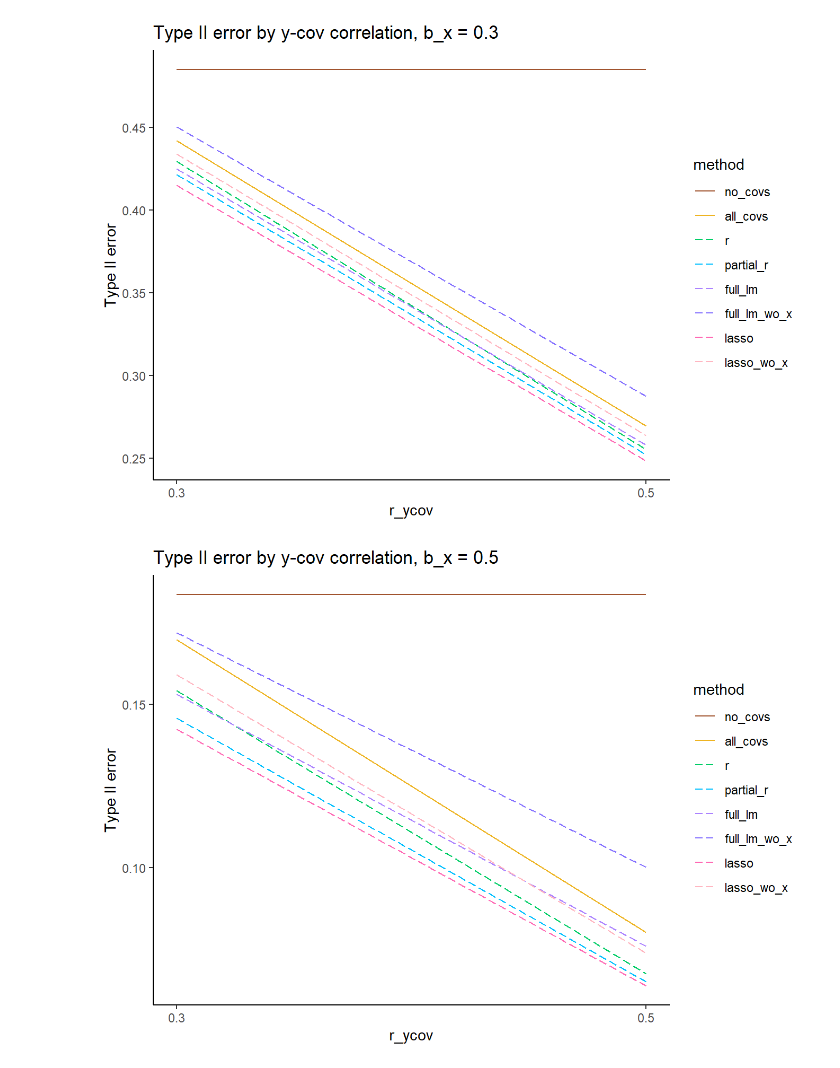
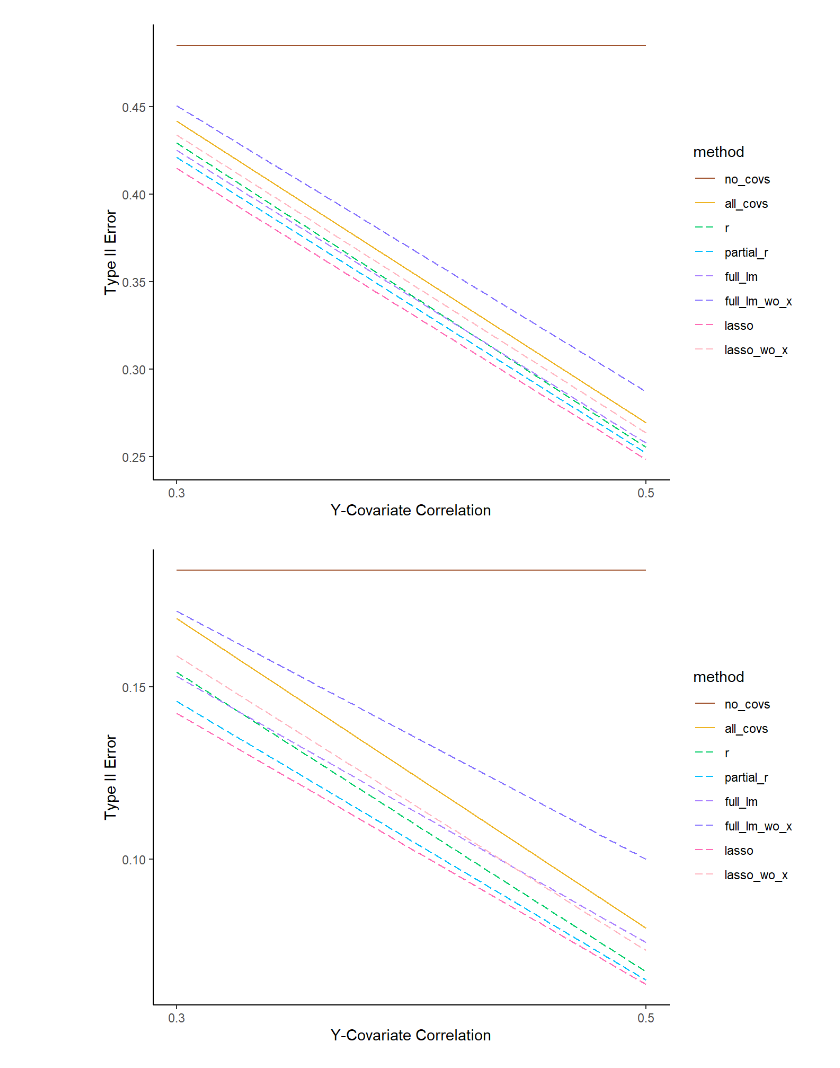
Before and after one commit to jjcurtin/study_cov, a Jupyter notebook: _manuscript/notebooks/mak_figures.out.ipynb, the cells around one changed output. Saved outputs shown, nothing was run; the diff lists cells and outputs as text; code cells hidden in the pictures.

Commit message:
render figures

```diff
--- a/_manuscript/notebooks/mak_figures.out.ipynb
+++ b/_manuscript/notebooks/mak_figures.out.ipynb
@@ -315,28 +313,28 @@ d_03 |>
   ggplot(aes(x = r_ycov, y = prop_not_sig, color = method, linetype = method)) +
   geom_line() +
   scale_x_continuous(breaks = c(0.3, 0.5)) +
-  labs(y = "Type II error",
-       title = "Type II error by y-cov correlation, b_x = 0.3") +
+  labs(y = "Type II Error",
+       x = "Y-Covariate Correlation") +
   scale_linetype_manual(values = method_linetypes) +
   scale_color_manual(values = method_colors)
 # %% [output]
-[figure, old version]
+[figure, new version]
 # %%
 
 d_05 |>
   filter(method != "p_hacked") |>
   group_by(method, r_ycov) |>
   summarise(prop_not_sig = mean(p_value >= 0.05),
             .groups = "drop") |>
   ggplot(aes(x = r_ycov, y = prop_not_sig, color = method, linetype = method)) +
   geom_line() +
   scale_x_continuous(breaks = c(0.3, 0.5)) +
-  labs(y = "Type II error",
-       title = "Type II error by y-cov correlation, b_x = 0.5") +
+  labs(y = "Type II Error",
+       x = "Y-Covariate Correlation") +
   scale_linetype_manual(values = method_linetypes) +
   scale_color_manual(values = method_colors)
 # %% [output]
-[figure, old version]
+[figure, new version]
 # %%
 
 d_03 |>
```
Also changed, not shown: parts of 26 cells of this notebook, 44 other files.
